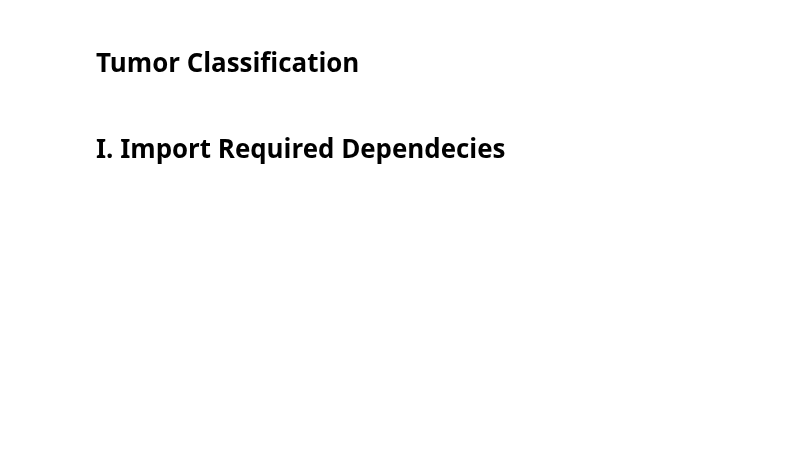
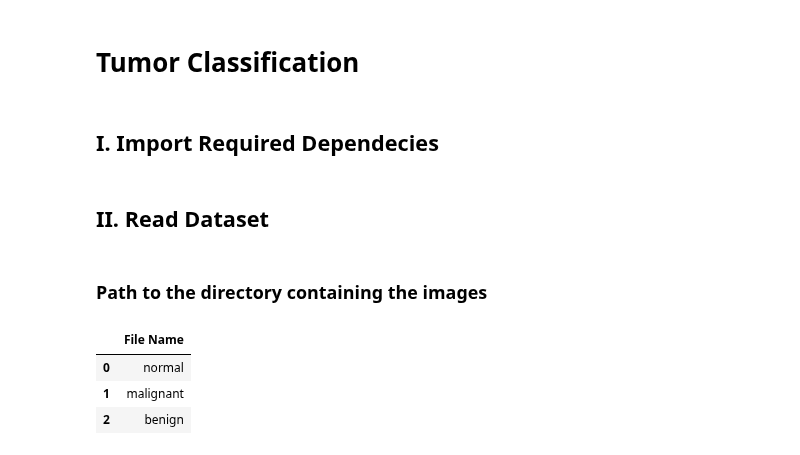
Before and after one commit to hariskhan-hk/Tumor_Classification, a Jupyter notebook: Tumor_Classification.ipynb, the cells around one changed output. Cells and saved outputs as stored; diff of their text form; code cells hidden in the pictures; blank space fills up the shorter version.

```diff
--- a/Tumor_Classification.ipynb
+++ b/Tumor_Classification.ipynb
@@ -3,7 +3,7 @@
 # %% [markdown]
 # Tumor Classification
 # %% [markdown]
-# I. Import Required Dependecies
+## I. Import Required Dependecies
 # %%
 import os
 import glob
@@ -36,3 +36,19 @@ from keras.applications.densenet import DenseNet121, preprocess_input
 
 # scikit-learn - for data splitting and model evaluation utilities
 from sklearn.model_selection import train_test_split
+# %% [markdown]
+## II. Read Dataset
+# %% [markdown]
+### Path to the directory containing the images
+# %%
+dataset = '/content/drive/MyDrive/Dataset_BUSI_with_GT'
+
+pd.DataFrame(
+    os.listdir(dataset),
+    columns=['File Name']
+)
+# %% [output]
+|  | File Name |
+| 0 | normal |
+| 1 | malignant |
+| 2 | benign |
```
Also changed, not shown: parts of 4 cells of this notebook.
